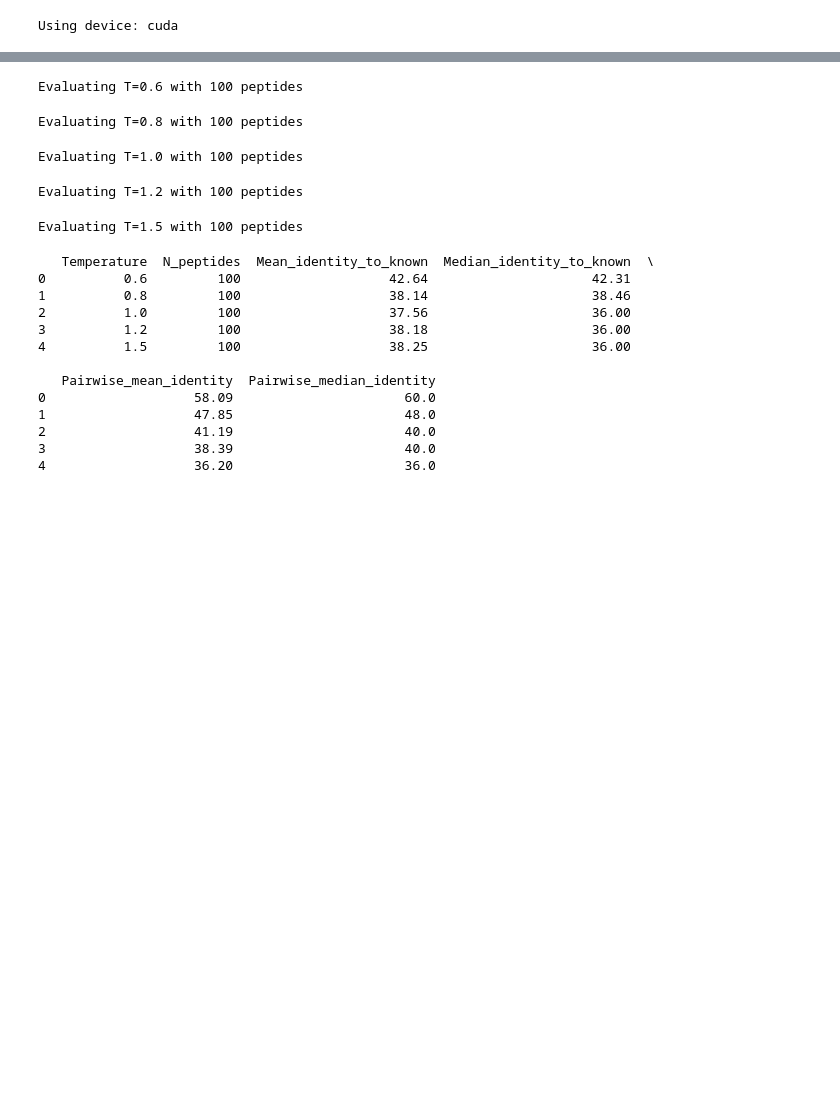
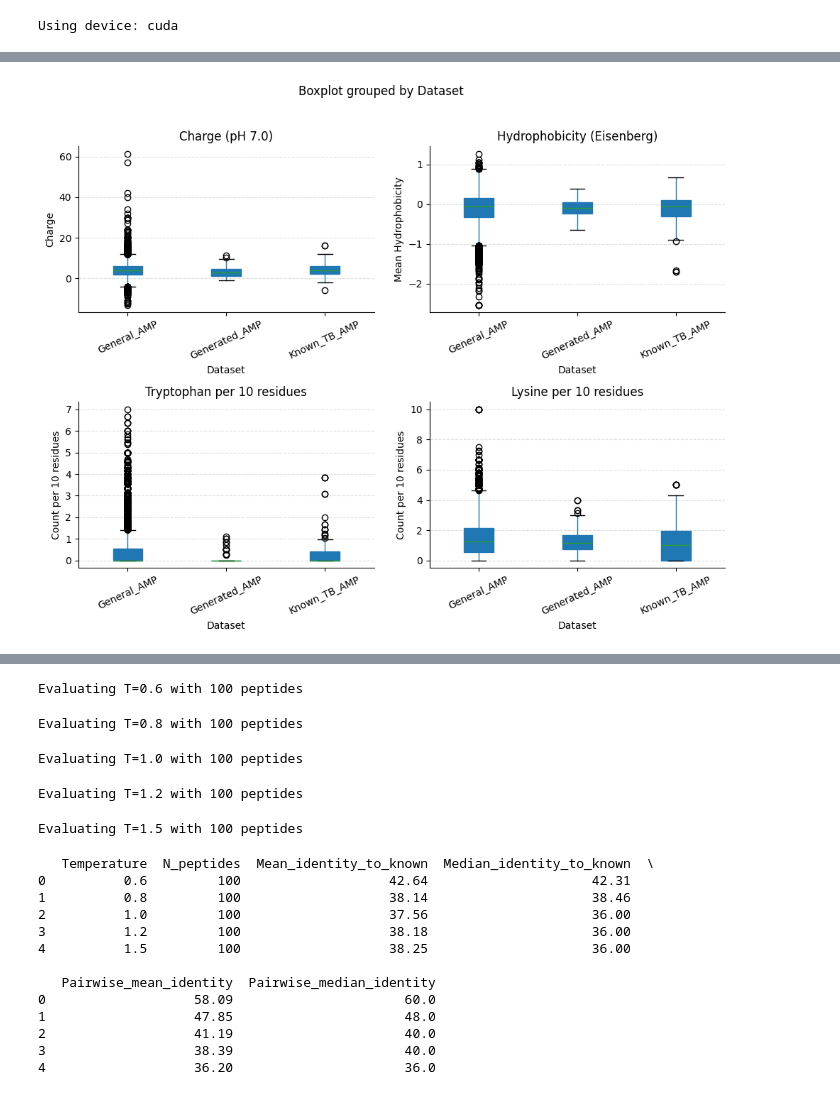
Before and after one commit to linfeng-wang/TB-AMP-design, a Jupyter notebook: model_scripts/seq_eval.ipynb, the cells around one changed output, grey strips where cells are left out. Drawn from its saved outputs; the diff is of its cells as text; code cells hidden in the pictures; blank space fills up the shorter version.

```diff
--- a/model_scripts/seq_eval.ipynb
+++ b/model_scripts/seq_eval.ipynb
@@ -43,3 +43,90 @@ y = df["AMP"]
 21
 {'X'}
 Number of 'B' values: 0
+# %%
+known_tb_amp = df[df['AMP']==1]['Sequences']
+general_amp = pd.read_csv('../data/general_amp_dataset.csv')
+general_amp = general_amp[general_amp['label']==1]['Sequences']
+generated_amp = pd.read_csv('/mnt/storageG1/lwang/Projects/TB-AMP-design/generated/amp-scanner-v2_results/1746183770602_Prediction_Summary.csv')
+generated_amp = generated_amp['Sequence']
+# %%
+import pandas as pd
+import matplotlib.pyplot as plt
+from modlamp.descriptors import GlobalDescriptor
+
+# Eisenberg hydrophobicity scale
+EISENBERG_SCALE = {
+    'A': 0.62, 'R': -2.53, 'N': -0.78, 'D': -0.90, 'C': 0.29,
+    'Q': -0.85, 'E': -0.74, 'G': 0.48, 'H': -0.40, 'I': 1.38,
+    'L': 1.06, 'K': -1.50, 'M': 0.64, 'F': 1.19, 'P': 0.12,
+    'S': -0.18, 'T': -0.05, 'W': 0.81, 'Y': 0.26, 'V': 1.08
+}
+
+def compute_hydrophobicity(seq):
+    vals = [EISENBERG_SCALE.get(res, 0) for res in seq if res in EISENBERG_SCALE]
+    return sum(vals)/len(vals) if vals else None
+
+# Per-sequence descriptor calculation
+def calc_physicochem_perseq(seq_series, label):
+    desc = GlobalDescriptor(seq_series.tolist())
+    desc.calculate_charge(ph=7.0, amide=False)
+    charge = desc.descriptor.flatten()
+
+    hydro = [compute_hydrophobicity(seq) for seq in seq_series]
+    trp = seq_series.apply(lambda s: s.count('W')/len(s)*10 if len(s)>0 else 0)
+    lys = seq_series.apply(lambda s: s.count('K')/len(s)*10 if len(s)>0 else 0)
+
+    df = pd.DataFrame({
+        'Dataset': label,
+        'Charge': charge,
+        'Hydrophobicity': hydro,
+        'Tryptophan_per10aa': trp,
+        'Lysine_per10aa': lys
+    })
+    return df
+
+# Compute for all three datasets
+known_df = calc_physicochem_perseq(known_tb_amp, 'Known_TB_AMP')
+general_df = calc_physicochem_perseq(general_amp, 'General_AMP')
+generated_df = calc_physicochem_perseq(generated_amp, 'Generated_AMP')
+
+# Combine
+data_all = pd.concat([known_df, general_df, generated_df], ignore_index=True)
+
+# ============================
+# Plotting section (boxplots)
+# ============================
+
+fig, axes = plt.subplots(2, 2, figsize=(10, 8))
+fig.suptitle('Physicochemical Distributions of AMP Datasets', fontsize=14, fontweight='bold')
+props = dict(boxes='k', whiskers='k', medians='r', caps='k')
+
+# 1. Charge
+data_all.boxplot(column='Charge', by='Dataset', ax=axes[0,0], grid=False, patch_artist=True)
+axes[0,0].set_title('Charge (pH 7.0)')
+axes[0,0].set_ylabel('Charge')
+
+# 2. Hydrophobicity
+data_all.boxplot(column='Hydrophobicity', by='Dataset', ax=axes[0,1], grid=False, patch_artist=True)
+axes[0,1].set_title('Hydrophobicity (Eisenberg)')
+axes[0,1].set_ylabel('Mean Hydrophobicity')
+
+# 3. Tryptophan per 10 aa
+data_all.boxplot(column='Tryptophan_per10aa', by='Dataset', ax=axes[1,0], grid=False, patch_artist=True)
+axes[1,0].set_title('Tryptophan per 10 residues')
+axes[1,0].set_ylabel('Count per 10 residues')
+
+# 4. Lysine per 10 aa
+data_all.boxplot(column='Lysine_per10aa', by='Dataset', ax=axes[1,1], grid=False, patch_artist=True)
+axes[1,1].set_title('Lysine per 10 residues')
+axes[1,1].set_ylabel('Count per 10 residues')
+
+for ax in axes.flat:
+    ax.spines[['top','right']].set_visible(False)
+    ax.tick_params(axis='x', rotation=25)
+    ax.grid(axis='y', linestyle='--', alpha=0.4)
+
+plt.tight_layout(rect=[0,0,1,0.96])
+plt.show()
+# %% [output]
+[figure, added]
```
Also changed, not shown: parts of 2 cells of this notebook, 1 other file.
